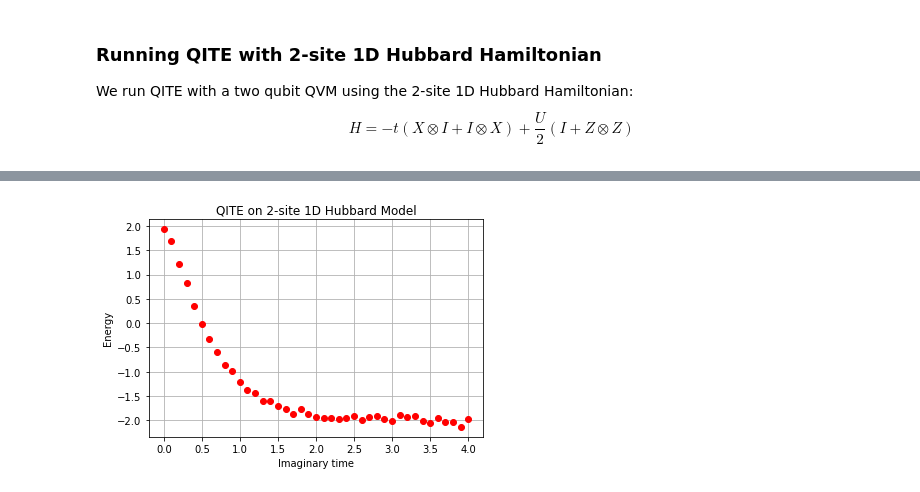
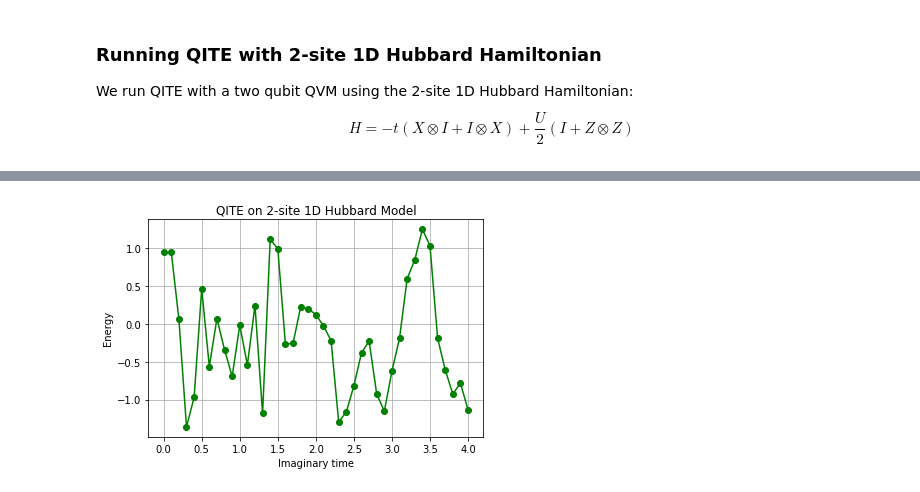
Before and after one commit to abao1999/QITE, a Jupyter notebook: notebooks/2_Site_Hubbard_QITE.ipynb, the cells around one changed output, grey strips where cells are left out. Cells and saved outputs as stored; diff of their text form; code cells hidden in the pictures.

Commit message:
progress on two-qubit extension

```diff
--- a/notebooks/2_Site_Hubbard_QITE.ipynb
+++ b/notebooks/2_Site_Hubbard_QITE.ipynb
@@ -232,36 +309,35 @@ def measure_energy(alist,shots,qc,qbits,hm_list,correction_matrix):
     Energy = 0
     Nterms = len(hm_list)
     for i in range(len(hm_list)):
-        for hm in hm_list[i]:
-            for j in range(len(hm[0])):
-                p = Program()
-                p.wrap_in_numshots_loop(shots)
-                # declare readout register with 1 bit
-                ro = p.declare('ro','BIT',1)
-                ansatz(p,qbits)
-                propagate(p,alist,qbits)
-                Energy += hm[1][j]*measure(p,ro,hm[0][j],qc,qbits,correction_matrix)
+        hm = hm_list[i]
+        for j in range(len(hm)):
+            p = Program()
+            p.wrap_in_numshots_loop(shots)
+            # declare readout register with 1 bit
+            ro = p.declare('ro','BIT',1)
+            ansatz(p,qbits)
+            propagate(p,alist,qbits)
+            pauli_pair = [hm[j][0][0],hm[j][0][1]]
+            Energy += hm[j][1][0]*measure(p,ro,pauli_pair,qc,qbits,correction_matrix)
     return Energy
 
 def get_expectation(alist,shots,qc,qbits,correction_matrix):
     # Obtain the expectation values of the Pauli string at each time step
-
-    sigma_expectation = np.zeros([4],dtype=complex)
-    for j in range(4):
+    sigma_expectation = np.zeros([4,4],dtype=complex)
+    for i in range(16):
+        idx_q0, idx_q1 = pauli_pairs[i]
         p = Program()
         p.wrap_in_numshots_loop(shots)
         ro = p.declare('ro','BIT',1)
         ansatz(p,qbits)
         propagate(p,alist,qbits)
-        sigma_expectation[j] = measure(p,ro,j,qc,qbits,correction_matrix)
+        sigma_expectation[idx_q0,idx_q1] = measure(p,ro,pauli_pairs[i],qc,qbits,correction_matrix)
     return sigma_expectation
 
 def qite_step(alist,shots,qc,qbits,correction_matrix,db,delta,hm_list):
     for j in range(len(hm_list)):
         sigma_expectation = get_expectation(alist,shots,qc,qbits,correction_matrix)
         norm = update_alist(sigma_expectation,alist,db,delta,hm_list[j])
-#         print("sigma expectation: ", sigma_expectation)
-#         print("norm: ", norm)
     return alist
 
 def qite(qc,qbits,shots,db,delta,N,hm_list):
@@ -269,6 +345,7 @@ def qite(qc,qbits,shots,db,delta,N,hm_list):
     alist = []
 
     # Readout error mitigation, estimate p(0|0),p(0|1),p(1|0),p(1|1)
+    # TODO: will eventually need to extend correction matrix to two qubit case, but ignore for now
     correction_matrix = estimate_assignment_probs(qbits[0],20000,qc)
     E[0] = measure_energy(alist,shots,qc,qbits,hm_list,correction_matrix)
     print("Initial energy: ", E[0])
@@ -296,18 +373,18 @@ qbits = [0, 1]
 t = 1
 # potential energy contribution
 U = 2
-print("t = ", 1, ", U = ", U)
+print("t = ", t, ", U = ", U)
 # construct hm_list to represent H = -t(X \otimes I + I \otimes X) + U/2 (I + Z \otimes Z)
 hm_list = []
 # the first term (hopping kinetic term) of H
 hm_list.append([])
 # fix this by expanding the indices
-hm_list[0].append([[1, 0],[-t, -t]])
-hm_list[0].append([[0, 1],[-t, -t]])
+hm_list[0].append([[1, 0],[-t]])
+hm_list[0].append([[0, 1],[-t]])
 # the second term (onsite potential term) of H
 hm_list.append([])
-hm_list[1].append([[0, 0],[U/2, U/2]])
-hm_list[1].append([[3, 3],[U/2, U/2]])
+hm_list[1].append([[0, 3],[U/2]])
+hm_list[1].append([[3, 3],[U/2]])
 print("hm list: ", hm_list)
 delta = 0.1
 print("running qite...")
@@ -320,10 +410,10 @@ IndexError: list index out of range
 # %%
 # some trouble with numpy sometimes because of imaginary part... so plot only real part of E
-plt.plot(np.arange(0,N+1)*db,E.real,'ro',label='QITE')
+plt.plot(np.arange(0,N+1)*db,E.real,'g-o',label='QITE')
 plt.title("QITE on 2-site 1D Hubbard Model")
 plt.xlabel("Imaginary time")
 plt.ylabel("Energy")
 plt.grid()
 plt.show()
 # %% [output]
-[figure, old version]
+[figure, new version]
```
Also changed, not shown: parts of 9 cells of this notebook.
